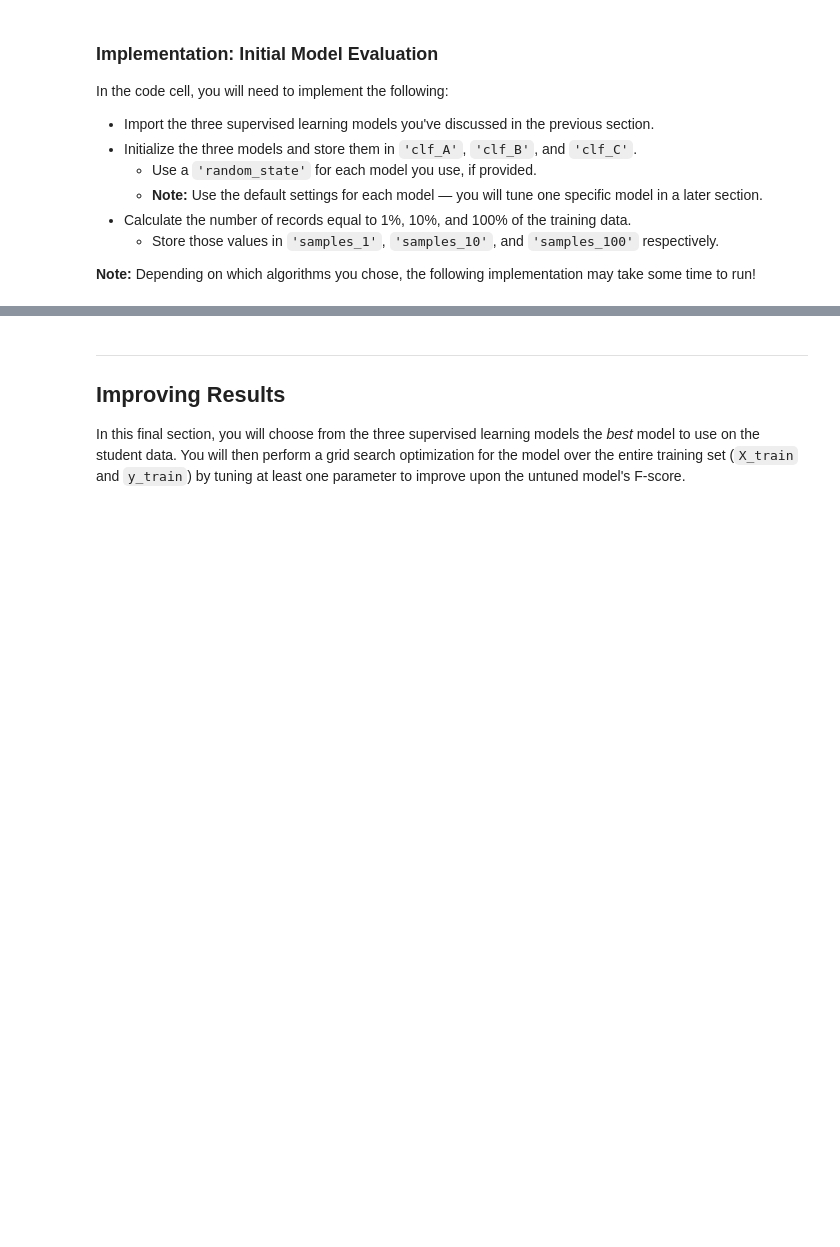
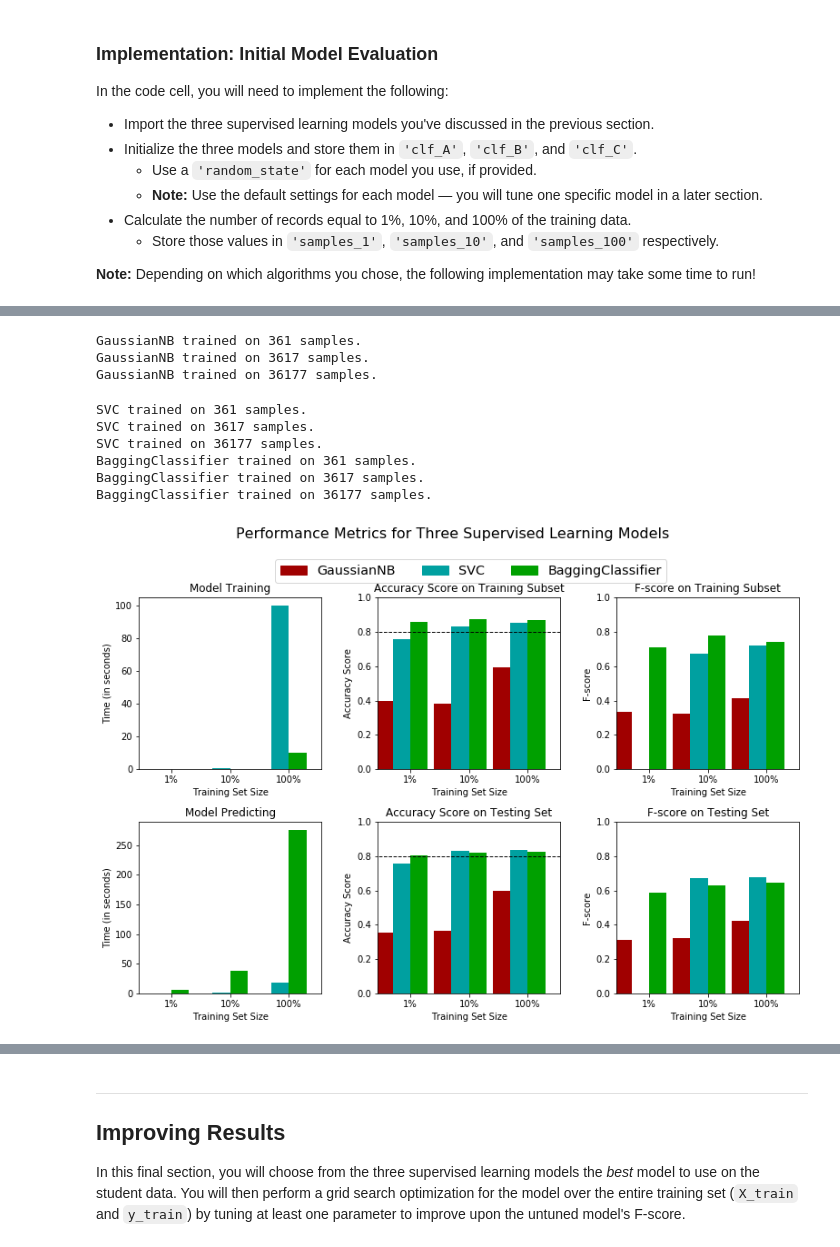
Before and after one commit to wonderlives/machine-learning, a Jupyter notebook: projects/finding_donors/finding_donors.ipynb, the cells around one changed output, grey strips where cells are left out. Cells and saved outputs as stored; diff of their text form; code cells hidden in the pictures; blank space fills up the shorter version.

```diff
--- a/projects/finding_donors/finding_donors.ipynb
+++ b/projects/finding_donors/finding_donors.ipynb
@@ -362,0 +518,42 @@ In the code cell, you will need to implement the following:
+# %%
+# Import the three supervised learning models from sklearn
+from sklearn.naive_bayes import GaussianNB
+from sklearn.svm import SVC
+from sklearn.ensemble import BaggingClassifier
+from sklearn.neighbors import KNeighborsClassifier
+
+# Initialize the three models
+clf_A = GaussianNB()
+clf_B = SVC(random_state=0)
+clf_C = BaggingClassifier(KNeighborsClassifier(),random_state=0)
+
+# Calculate the number of samples for 1%, 10%, and 100% of the training data
+# HINT: samples_100 is the entire training set i.e. len(y_train)
+# HINT: samples_10 is 10% of samples_100
+# HINT: samples_1 is 1% of samples_100
+samples_1 = len(X_train)/100
+samples_10 = len(X_train)/10
+samples_100 = len(X_train)
+
+# Collect results on the learners
+results = {}
+for clf in [clf_A, clf_B, clf_C]:
+    clf_name = clf.__class__.__name__
+    results[clf_name] = {}
+    for i, samples in enumerate([samples_1, samples_10, samples_100]):
+        results[clf_name][i] = \
+        train_predict(clf, samples, X_train, y_train, X_test, y_test)
+
+# Run metrics visualization for the three supervised learning models chosen
+vs.evaluate(results, accuracy, fscore)
+# %% [output]
+GaussianNB trained on 361 samples.
+GaussianNB trained on 3617 samples.
+GaussianNB trained on 36177 samples.
+SVC trained on 361 samples.
+SVC trained on 3617 samples.
+SVC trained on 36177 samples.
+BaggingClassifier trained on 361 samples.
+BaggingClassifier trained on 3617 samples.
+BaggingClassifier trained on 36177 samples.
+[figure, added]
```
Also changed, not shown: parts of 29 cells of this notebook, 2 other files.
